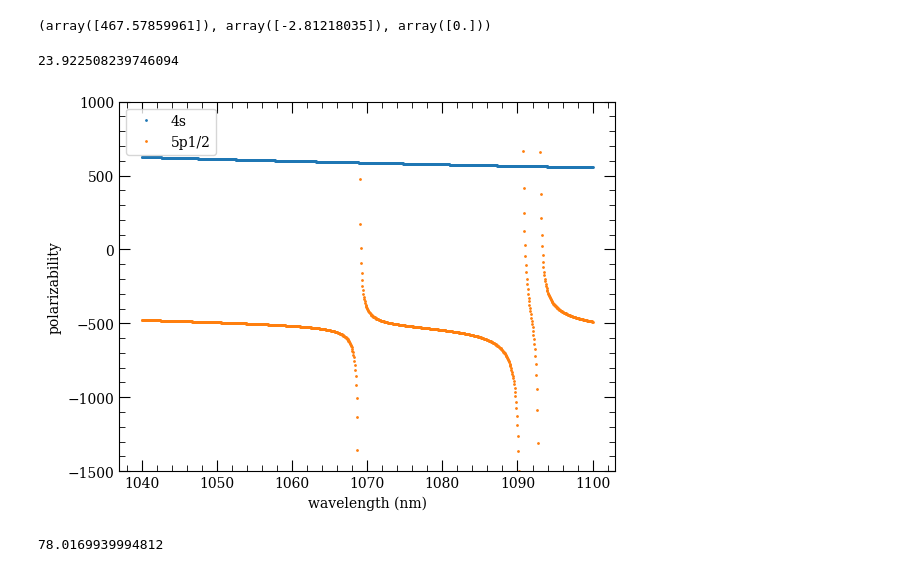
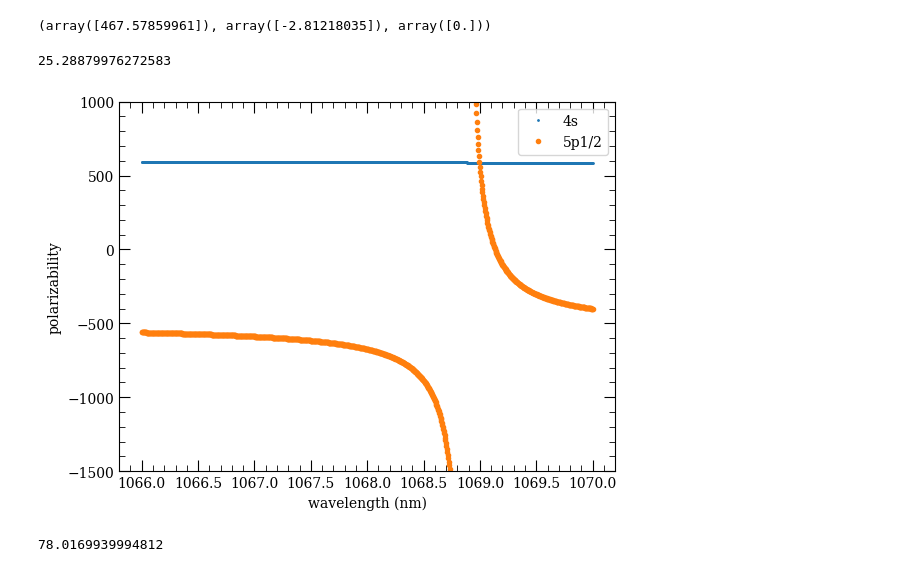
Before and after one commit to ucsb-amo/k-amo, a Jupyter notebook: kamo/light_shift/master_file.ipynb, the cells around one changed output. Drawn from its saved outputs; the diff is of its cells as text; code cells hidden in the pictures.

```diff
--- a/kamo/light_shift/master_file.ipynb
+++ b/kamo/light_shift/master_file.ipynb
@@ -32,25 +32,25 @@ cp.compute_fine_structure_polarizability(4,0,1/2,1227.67e-9)
 import time
 
 t0 = time.time()
-wavelengths_5pmagic = np.linspace(1040.,1100.,1000) * 1.e-9
+wavelengths_5pmagic = np.linspace(1066.,1070.,1000) * 1.e-9
 alpha_4s_5pmagic, _, _ = cp.compute_fine_structure_polarizability(4,0,1/2,wavelength_m=wavelengths_5pmagic)
 alpha_5p_5pmagic, _, _ = cp.compute_fine_structure_polarizability(5,1,1/2,wavelength_m=wavelengths_5pmagic)
 print(time.time() - t0)
 # %% [output]
-23.922508239746094
+25.28879976272583
 # %%
 plt.figure()
 yylim1 = [-1500,1000]
 msize = 2
 plt.plot(wavelengths_5pmagic*1.e9,alpha_4s_5pmagic,'.',markersize=msize)
-plt.plot(wavelengths_5pmagic*1.e9,alpha_5p_5pmagic,'.',markersize=msize)
+plt.plot(wavelengths_5pmagic*1.e9,alpha_5p_5pmagic,'.')
 plt.xlabel("wavelength (nm)")
 plt.ylabel("polarizability")
 plt.legend(['4s','5p1/2'])
 plt.ylim(yylim1)
 plt.show()
 # %% [output]
-[figure, old version]
+[figure, new version]
 # %%
 import time
 
```
Also changed, not shown: parts of 2 cells of this notebook.
